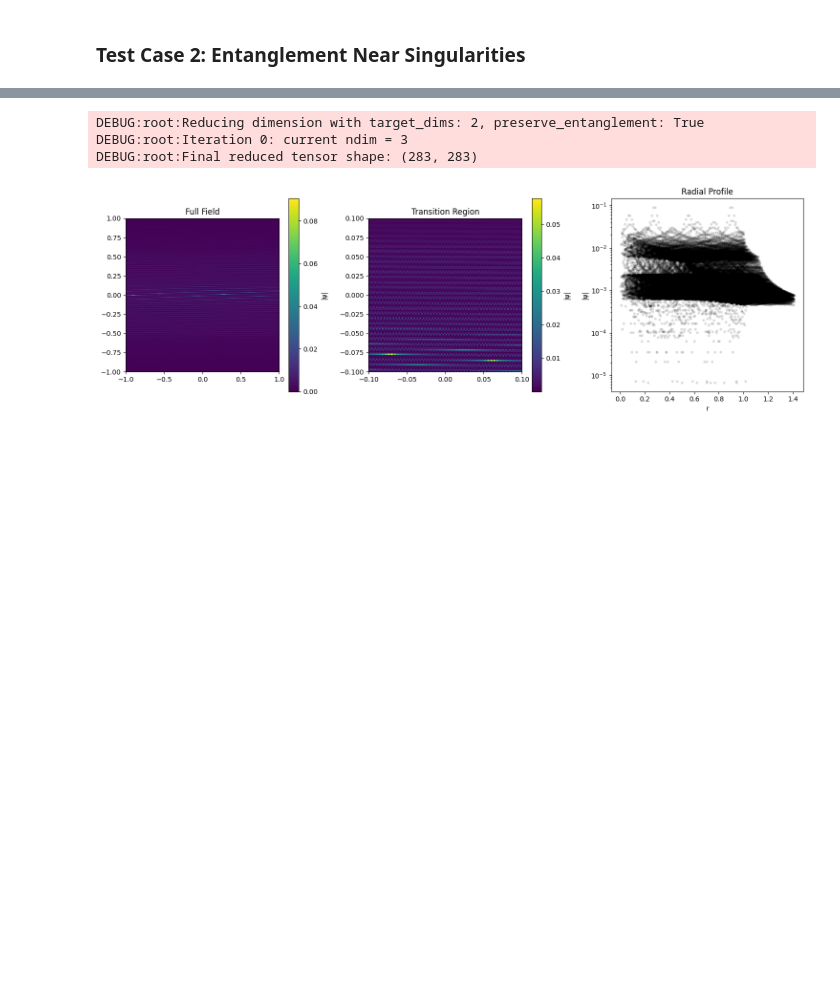
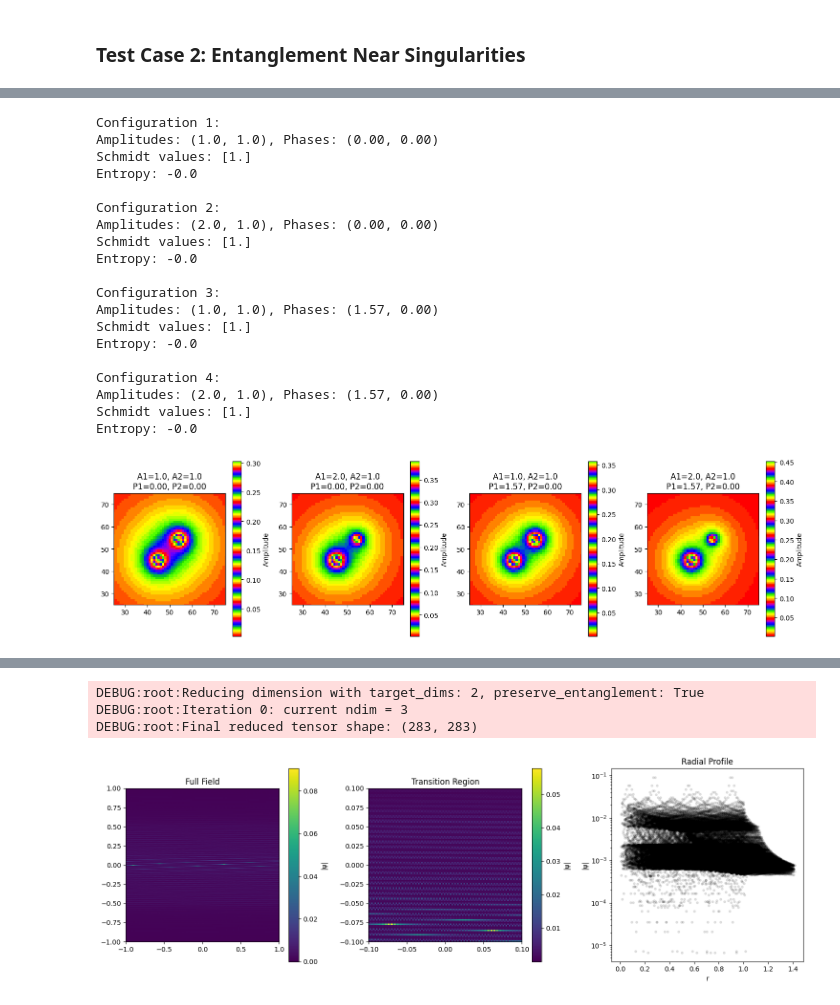
Before and after one commit to jenkinsm13/Holodiv, a Jupyter notebook: examples/advanced_features.ipynb, the cells around one changed output, grey strips where cells are left out. Saved outputs shown, nothing was run; the diff lists cells and outputs as text; code cells hidden in the pictures; blank space fills up the shorter version.

```diff
--- a/examples/advanced_features.ipynb
+++ b/examples/advanced_features.ipynb
@@ -438,0 +1219,63 @@ Entanglement entropy: -0.0
+# %%
+def create_imbalanced_singularities(amplitude1=1.0, amplitude2=1.0, phase1=0, phase2=0):
+    x = dbz.linspace(-dbz.pi, dbz.pi, 100)
+    y = dbz.linspace(-dbz.pi, dbz.pi, 100)
+    X, Y = dbz.meshgrid(x, y)
+
+    R1 = dbz.sqrt((X+0.3)**2 + (Y+0.3)**2)
+    R2 = dbz.sqrt((X-0.3)**2 + (Y-0.3)**2)
+
+    state = dbz.zeros((100, 100), dtype=complex)
+    state[R1 >= 0] = amplitude1 * dbz.exp(1j * phase1) * 1/R1[R1 >= 0]
+    state[R2 >= 0] += amplitude2 * dbz.exp(1j * phase2) * 1/R2[R2 >= 0]
+    state = state / dbz.linalg.norm(state)
+
+    return QuantumTensor(state)
+
+# Test different imbalanced configurations
+configs = [
+    (1.0, 1.0, 0, 0),    # Balanced (reference)
+    (2.0, 1.0, 0, 0),    # Amplitude imbalance
+    (1.0, 1.0, dbz.pi/2, 0),  # Phase imbalance
+    (2.0, 1.0, dbz.pi/2, 0)   # Both imbalanced
+]
+
+plt.figure(figsize=(15, 4))
+for i, (a1, a2, p1, p2) in enumerate(configs):
+    state = create_imbalanced_singularities(a1, a2, p1, p2)
+    left, right = state.schmidt_decompose(cut_index=25)
+
+    plt.subplot(1, 4, i+1)
+    plt.imshow(dbz.abs(state.data), cmap='prism')
+    plt.xlim(25, 75)
+    plt.ylim(25, 75)
+    plt.colorbar(label='Amplitude')
+    plt.title(f'A1={a1:.1f}, A2={a2:.1f}\nP1={p1:.2f}, P2={p2:.2f}')
+    print(f"\nConfiguration {i+1}:")
+    print(f"Amplitudes: ({a1}, {a2}), Phases: ({p1:.2f}, {p2:.2f})")
+    print("Schmidt values:", state._entanglement_spectrum.schmidt_values[:5])
+    print("Entropy:", state._entanglement_spectrum.entropy)
+
+plt.tight_layout()
+plt.show()
+# %% [output]
+Configuration 1:
+Amplitudes: (1.0, 1.0), Phases: (0.00, 0.00)
+Schmidt values: [1.]
+Entropy: -0.0
+
+Configuration 2:
+Amplitudes: (2.0, 1.0), Phases: (0.00, 0.00)
+Schmidt values: [1.]
+Entropy: -0.0
+
+Configuration 3:
+Amplitudes: (1.0, 1.0), Phases: (1.57, 0.00)
+Schmidt values: [1.]
+Entropy: -0.0
+
+Configuration 4:
+Amplitudes: (2.0, 1.0), Phases: (1.57, 0.00)
+Schmidt values: [1.]
+Entropy: -0.0
+[figure, added]
```
Also changed, not shown: parts of 39 cells of this notebook, 43 other files.
